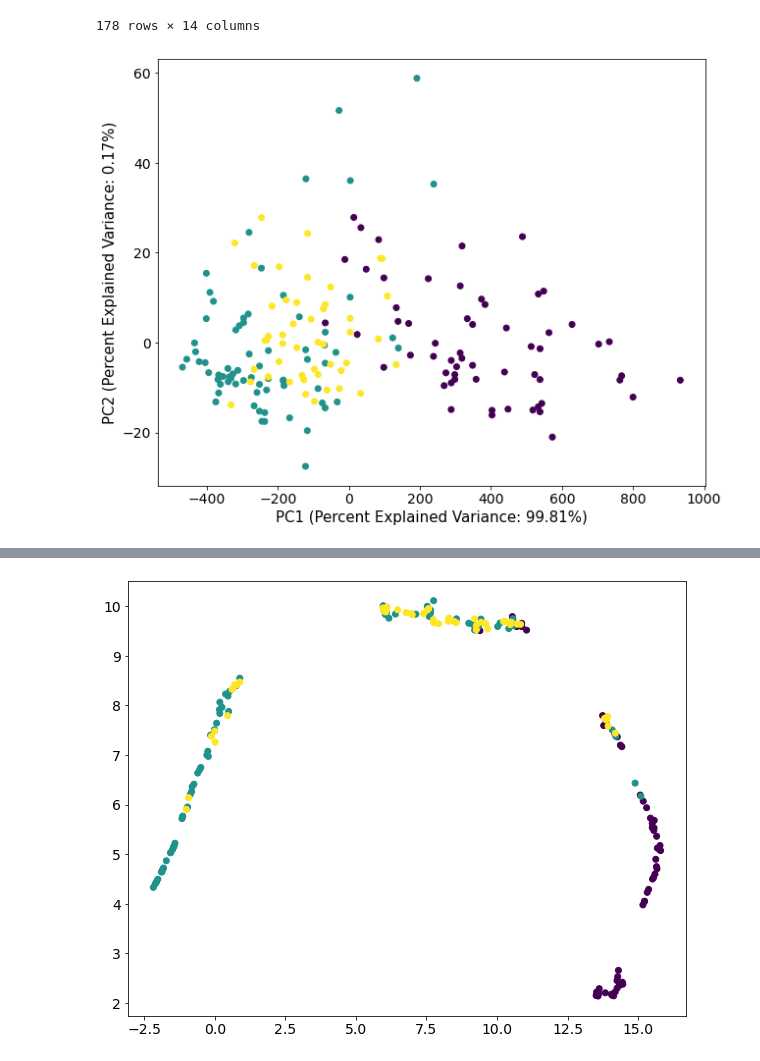
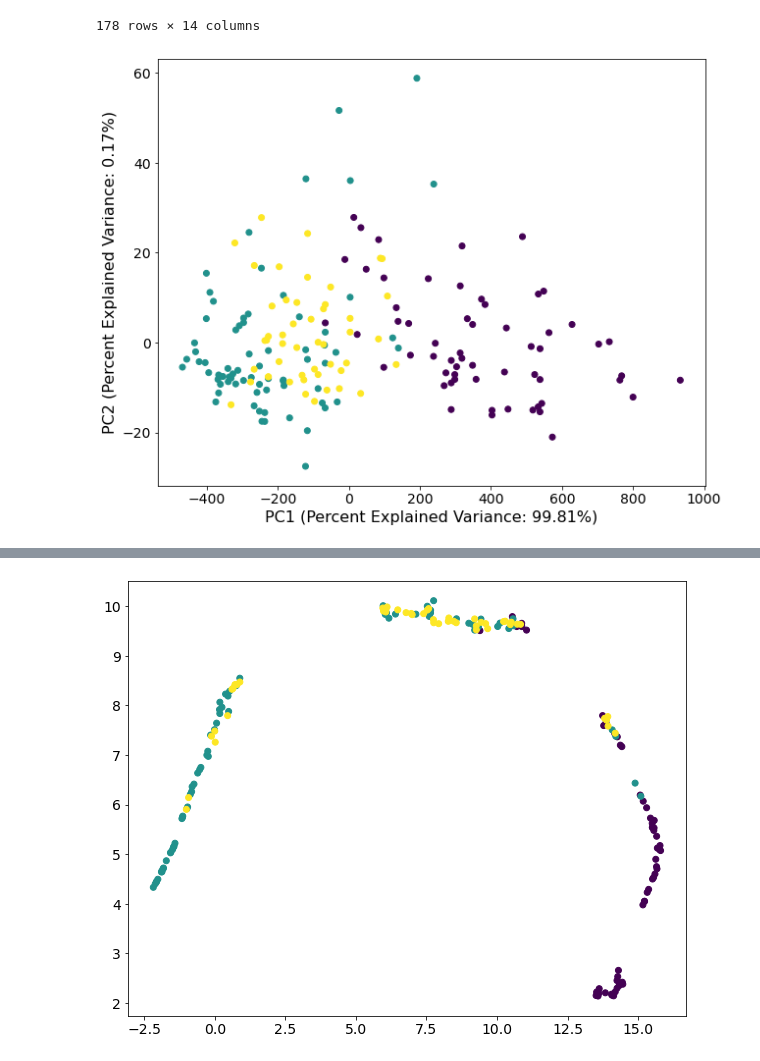
Before and after one commit to jhu-data-services/high-dimensional-data-vis, a Jupyter notebook: high-dimensional-data-vis.ipynb, the cells around one changed output, grey strips where cells are left out. Saved outputs shown, nothing was run; the diff lists cells and outputs as text; code cells hidden in the pictures.

```diff
--- a/high-dimensional-data-vis.ipynb
+++ b/high-dimensional-data-vis.ipynb
@@ -73,18 +75,18 @@ wine_df
 | 177 | 14.13 | 4.10 | 2.74 | 24.5 | 96 | 2.05 | 0.76 | ... |
 178 rows × 14 columns
 # %%
-features = wine_df.drop("Customer_Segment",axis=1)
-labels = wine_df["Customer_Segment"]
+features = wine_df.drop("Varietal",axis=1)
+labels = wine_df["Varietal"]
 # %%
 pca_fit = PCA()
 features_pca = pca_fit.fit_transform(features)
 plt.figure(figsize=(10, 8))
 plt.scatter(features_pca[:, 0], features_pca[:, 1], c=labels)
 plt.xlabel('PC1 (Percent Explained Variance: ' +
-           "{:.2%}".format(pca_fit.explained_variance_ratio_[0]) + ')', fontsize=15)
+           "{:.2%}".format(pca_fit.explained_variance_ratio_[0]) + ')', fontsize=16)
 plt.ylabel('PC2 (Percent Explained Variance: ' +
-           "{:.2%}".format(pca_fit.explained_variance_ratio_[1]) + ')', fontsize=15)
+           "{:.2%}".format(pca_fit.explained_variance_ratio_[1]) + ')', fontsize=16)
 plt.xticks(fontsize=14);
 plt.yticks(fontsize=14);
 # %% [output]
-[figure, old version]
+[figure, new version]
```
Also changed, not shown: parts of 43 cells of this notebook.
